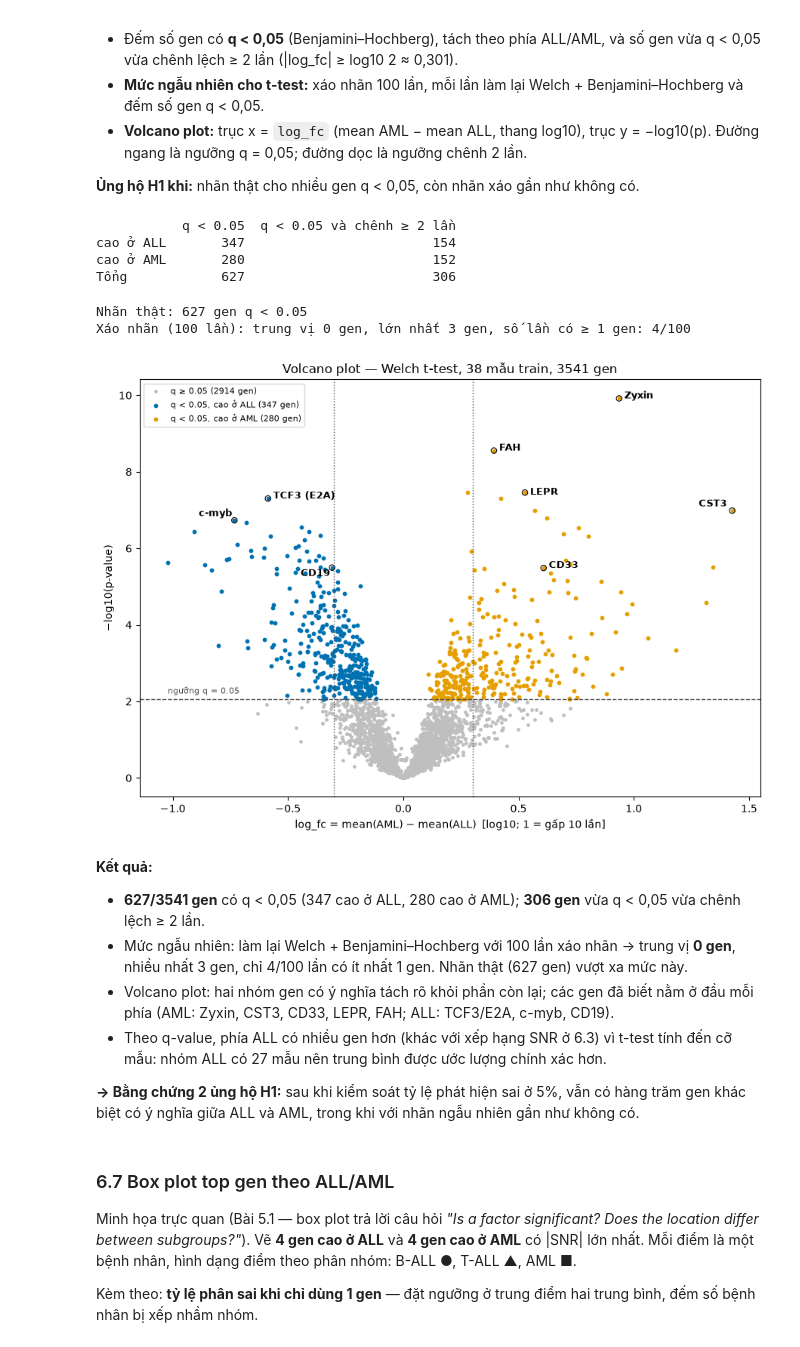
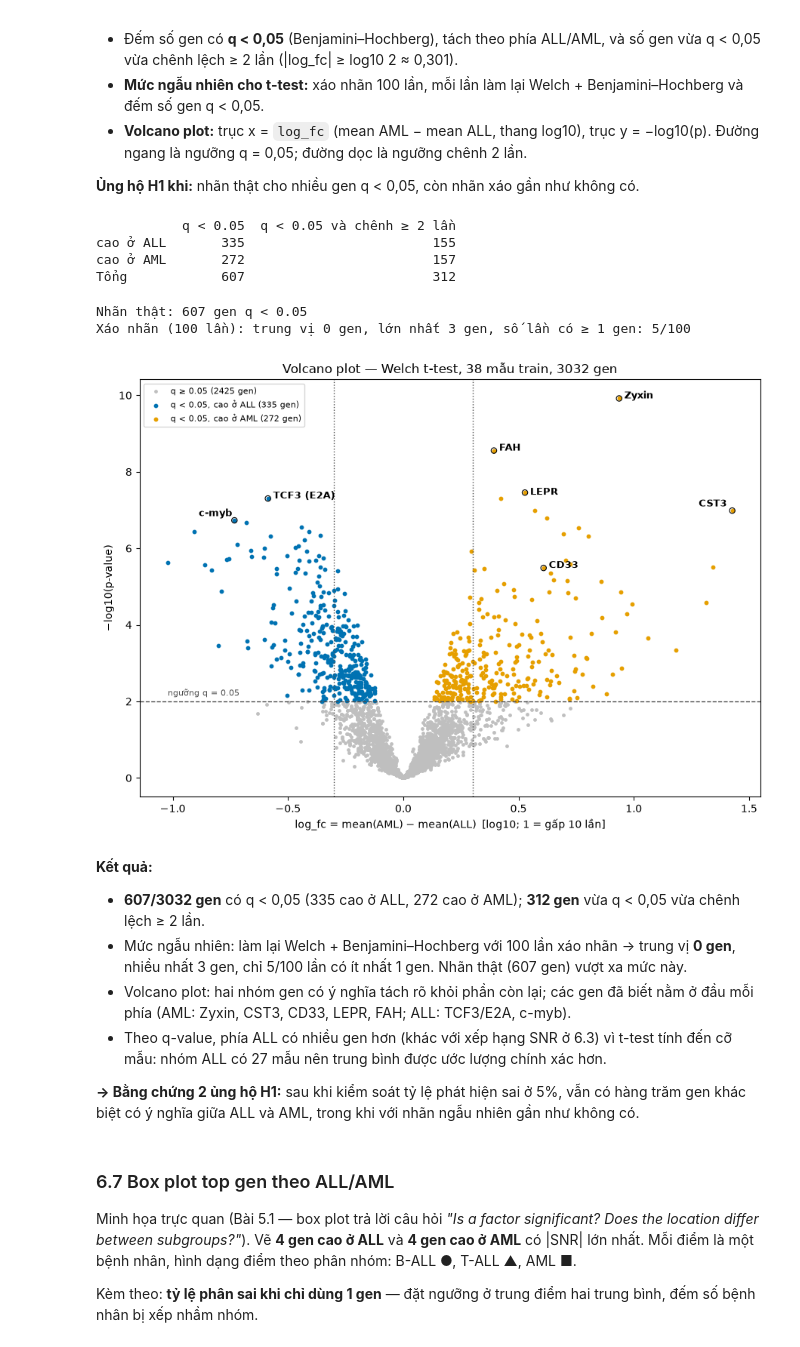
Before and after one commit to BuiTuanHiep912/Golub-project, a Jupyter notebook: notebooks/04_de_genes.ipynb, the cells around one changed output. Cells and saved outputs as stored; diff of their text form; code cells hidden in the pictures.

```diff
--- a/notebooks/04_de_genes.ipynb
+++ b/notebooks/04_de_genes.ipynb
@@ -80,10 +80,17 @@ pd.set_option("display.max_columns", 20)
 pd.set_option("display.width", 160)
 
 # --- Nạp đầu vào (đường dẫn lấy từ src.config nên chạy được từ notebooks/ hay gốc repo) ---
-X_all = pd.read_parquet(CURATED_DIR / "X_log10_filtered.parquet")
-_, samples = load_golub("curated")
+# Lọc gen bằng GeneFilter (max/min > 5, max − min > 500) HỌC TRÊN 38 MẪU TRAIN, không dùng
+# X_log10_filtered.parquet (lọc trên 72 mẫu, có nhìn giá trị tập test). Trả lời rà soát rò rỉ của TV2
+# (docs/leakage_review.md mục 3.5; ADR-053): 34 mẫu test không tham gia chọn tập gen ứng viên.
+from src.preprocess import GeneFilter
+
+X_curated, samples = load_golub("curated")               # 72 × 7129, log10 sau threshold
 genes = pd.read_parquet(STD_DIR / "genes.parquet").set_index("probe_id")
-X_all.index = X_all.index.astype(int)
+X_curated.index = X_curated.index.astype(int)
+_tr_mask = samples["split"] == "train"
+gene_filter = GeneFilter().fit(X_curated.loc[_tr_mask])
+X_all = X_curated.loc[:, gene_filter.mask_]
 
 # --- Bỏ probe điều khiển AFFX, chỉ giữ 38 mẫu train ---
 is_ctrl = genes.loc[X_all.columns, "is_control"].to_numpy()
@@ -91,14 +98,15 @@ X = X_all.loc[:, ~is_ctrl]
 tr = samples["split"] == "train"
 Xtr, ytr = X.loc[tr], samples.loc[tr, "class"]
 
-print(f"X_log10_filtered : {X_all.shape}  (bỏ {is_ctrl.sum()} probe AFFX -> {X.shape[1]} gen)")
+print(f"Lọc gen trên train: {X_curated.shape[1]} -> {X_all.shape[1]} probe (bỏ {is_ctrl.sum()} probe AFFX -> {X.shape[1]} gen)")
 print(f"Train            : {Xtr.shape}  {ytr.value_counts().to_dict()}")
 
 # --- Kiểm tra: dừng ngay nếu đầu vào không như kỳ vọng ---
 checks = {
     "X và samples cùng chỉ mục sample_id": X_all.index.equals(samples.index),
-    "72 mẫu, 3571 probe trước khi bỏ AFFX": X_all.shape == (72, 3571),
-    "đúng 22 probe AFFX bị bỏ": int(is_ctrl.sum()) == 22,
+    "72 mẫu, 7129 probe trước khi lọc": X_curated.shape == (72, 7129),
+    "bộ lọc học trên đúng 38 mẫu train": int(_tr_mask.sum()) == 38,
+    "lọc trên train giữ ít gen hơn lọc trên 72 mẫu (3571)": X_all.shape[1] < 3571,
     "không có giá trị thiếu": not X.isna().any().any(),
     "giá trị trong [2.0, 4.204] (log10 sau threshold)":
         X.min().min() >= 2.0 and X.max().max() <= np.log10(16000) + 1e-9,
@@ -529,44 +538,46 @@ ax.scatter(x[~sig], y[~sig], s=6, color="0.75", label=f"q ≥ 0.05 ({(~sig).sum(
 for side in ["ALL", "AML"]:
     m = (sig & (stats["higher_in"] == side)).to_numpy()
     ax.scatter(x[m], y[m], s=10, color=PALETTE[side], label=f"q < 0.05, cao ở {side} ({m.sum()} gen)")
 ax.axhline(-np.log10(p_cut), color="0.3", ls="--", lw=1)
 ax.text(x.min(), -np.log10(p_cut) + 0.15, "ngưỡng q = 0.05", fontsize=8, color="0.3")
 for v in (-FC2, FC2):
     ax.axvline(v, color="0.3", ls=":", lw=1)
 
 # Ghi tên các gen đã biết (tên gen, độ lệch nhãn để không đè nhau)
 lab = {
     "X95735_at": ("Zyxin", (5, 0)),        "M27891_at": ("CST3", (-32, 4)),
     "M23197_at": ("CD33", (5, 0)),         "M55150_at": ("FAH", (5, 0)),
     "Y12670_at": ("LEPR", (5, -2)),        "M31523_at": ("TCF3 (E2A)", (5, 0)),
     "U22376_cds2_s_at": ("c-myb", (-34, 4)), "M28170_at": ("CD19", (-30, -8)),
 }
 for pid, (name, off) in lab.items():
+    if pid not in set(stats["probe_id"]):            # gen không qua bộ lọc trên train (vd. CD19) thì bỏ nhãn
+        continue
     r = stats.loc[stats["probe_id"] == pid].iloc[0]
     ax.scatter(r["log_fc"], -np.log10(r["p_value"]), s=28, facecolors="none", edgecolors="black", lw=0.8)
     ax.annotate(name, (r["log_fc"], -np.log10(r["p_value"])), xytext=off,
                 textcoords="offset points", fontsize=9, weight="bold")
 
 ax.set(title=f"Volcano plot — Welch t-test, 38 mẫu train, {len(stats)} gen",
        xlabel="log_fc = mean(AML) − mean(ALL)  [log10; 1 = gấp 10 lần]",
        ylabel="−log10(p-value)")
 ax.legend(fontsize=8, loc="upper left")
 fig.tight_layout()
 fig.savefig(REPORT_FIG_DIR / "volcano_report.png", dpi=150, bbox_inches="tight")
 plt.show()
 # %% [output]
            q < 0.05  q < 0.05 và chênh ≥ 2 lần
-cao ở ALL       347                        154
-cao ở AML       280                        152
-Tổng            627                        306
+cao ở ALL       335                        155
+cao ở AML       272                        157
+Tổng            607                        312
-Nhãn thật: 627 gen q < 0.05
-Xáo nhãn (100 lần): trung vị 0 gen, lớn nhất 3 gen, số lần có ≥ 1 gen: 4/100
+Nhãn thật: 607 gen q < 0.05
+Xáo nhãn (100 lần): trung vị 0 gen, lớn nhất 3 gen, số lần có ≥ 1 gen: 5/100
-[figure, old version]
+[figure, new version]
 # %% [markdown]
 **Kết quả:**
-- **627/3541 gen** có q < 0,05 (347 cao ở ALL, 280 cao ở AML); **306 gen** vừa q < 0,05 vừa chênh lệch ≥ 2 lần.
-- Mức ngẫu nhiên: làm lại Welch + Benjamini–Hochberg với 100 lần xáo nhãn → trung vị **0 gen**, nhiều nhất 3 gen, chỉ 4/100 lần có ít nhất 1 gen. Nhãn thật (627 gen) vượt xa mức này.
-- Volcano plot: hai nhóm gen có ý nghĩa tách rõ khỏi phần còn lại; các gen đã biết nằm ở đầu mỗi phía (AML: Zyxin, CST3, CD33, LEPR, FAH; ALL: TCF3/E2A, c-myb, CD19).
+- **607/3032 gen** có q < 0,05 (335 cao ở ALL, 272 cao ở AML); **312 gen** vừa q < 0,05 vừa chênh lệch ≥ 2 lần.
+- Mức ngẫu nhiên: làm lại Welch + Benjamini–Hochberg với 100 lần xáo nhãn → trung vị **0 gen**, nhiều nhất 3 gen, chỉ 5/100 lần có ít nhất 1 gen. Nhãn thật (607 gen) vượt xa mức này.
+- Volcano plot: hai nhóm gen có ý nghĩa tách rõ khỏi phần còn lại; các gen đã biết nằm ở đầu mỗi phía (AML: Zyxin, CST3, CD33, LEPR, FAH; ALL: TCF3/E2A, c-myb).
 - Theo q-value, phía ALL có nhiều gen hơn (khác với xếp hạng SNR ở 6.3) vì t-test tính đến cỡ mẫu: nhóm ALL có 27 mẫu nên trung bình được ước lượng chính xác hơn.
 
 **→ Bằng chứng 2 ủng hộ H1:** sau khi kiểm soát tỷ lệ phát hiện sai ở 5%, vẫn có hàng trăm gen khác biệt có ý nghĩa giữa ALL và AML, trong khi với nhãn ngẫu nhiên gần như không có.
```
Also changed, not shown: parts of 23 cells of this notebook, 32 other files.
